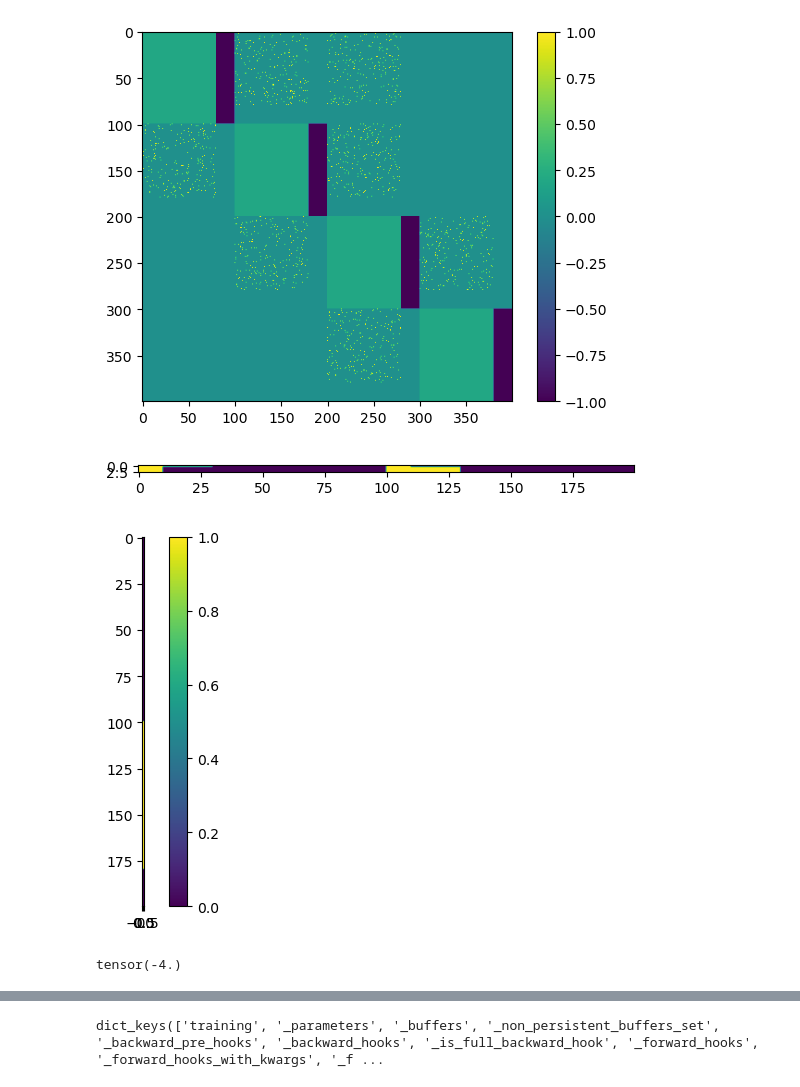
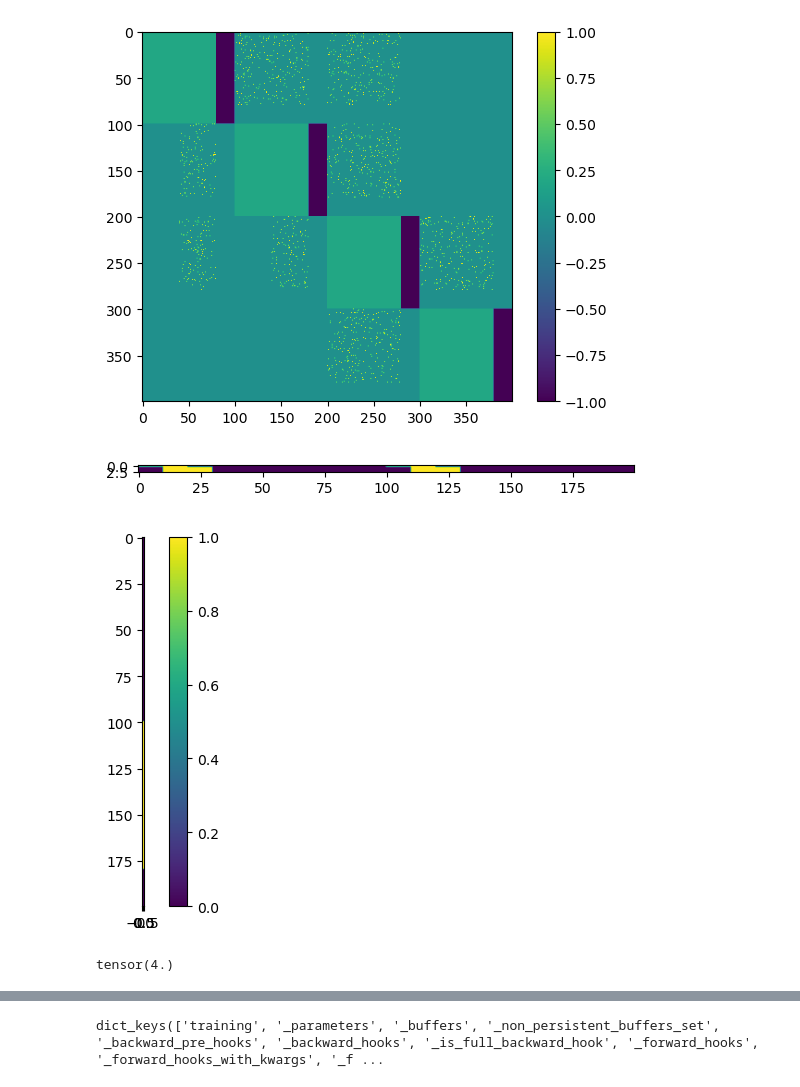
Before and after one commit to tianw6/lowrank_inference, a Jupyter notebook: notebooks/4Areas.ipynb, the cells around one changed output, grey strips where cells are left out. Saved outputs shown, nothing was run; the diff lists cells and outputs as text; code cells hidden in the pictures.

```diff
--- a/notebooks/4Areas.ipynb
+++ b/notebooks/4Areas.ipynb
@@ -411,6 +231,5 @@ plt.show()
 # %%
 
-# local connections are continuous
 def create_local_conn(Inum, ratio, n_neurons):
 
     mask_rec = torch.zeros(n_neurons, n_neurons)
@@ -451,6 +270,23 @@ def create_area_conn(Inum, ratio, n_neurons):
 
 
 
+def create_area_conn1(ratio, rows, cols):
+
+    # Create a zero matrix
+    matrix = torch.zeros(rows, cols)
+
+    # Calculate the number of entries to set to 1
+    num_entries = int(ratio * rows * cols)
+
+    # Randomly select indices
+    indices = torch.randperm(rows * cols)[:num_entries]
+
+    # Set the selected entries to 1
+    matrix.view(-1)[indices] = 1
+
+
+    return matrix
+
 n_neurons = 400
 n_inputs = 3
 n_outputs = 1
@@ -467,71 +303,84 @@ mask_rec[200:300,200:300] = create_local_conn(20,0.2,100)
 mask_rec[300:400,300:400] = create_local_conn(20,0.2,100)
 
 
-connStrength = 0.0357
+connStrength = 0.0385
 
-
+# area2 to 1 feedback
 mask_rec[:100,100:200] = create_area_conn(20,connStrength,100)
 
 
+# area1 to 2 feedforward
+# mask_rec[100:200,0:100] = create_area_conn(20,connStrength,100)
+# mask_rec[100:200,0:40] = 0
+mask_rec[100:180,40:80] = create_area_conn1(connStrength, 80,40)
 
-mask_rec[100:200,0:100] = create_area_conn(20,connStrength,100)
+# area 1 to 3 feedforward
+mask_rec[200:280,40:80] = create_area_conn1(connStrength, 80,40)
 
+# area3to 2 feedback
 mask_rec[100:200,200:300] = create_area_conn(20,connStrength,100)
 
-mask_rec[200:300,100:200] = create_area_conn(20,connStrength,100)
+
+# area2 to 3 feedforward
+# mask_rec[200:300,100:200] = create_area_conn(20,connStrength,100)
+# mask_rec[200:300,100:140] = 0
+mask_rec[200:280,140:180] = create_area_conn1(connStrength,80,40)
 
 
 
+# area3 to 4 feedback
 mask_rec[200:300,300:400] = create_area_conn(20,connStrength,100)
+
+
+# area3 to 4 feedforward
 mask_rec[300:400,200:300] = create_area_conn(20,connStrength,100)
 
 
+# area3 to 1 feedback
 mask_rec[0:100,200:300] = create_area_conn(20,connStrength,100)
 
 
 
 
 
-mask_in[0,:30] = 1
-mask_in[1:,:10] = 1
+mask_in[0,:20] = 1
+mask_in[1:,10:30] = 1
 
-mask_in[1:,100:130] = 1
-mask_in[0,100:110] = 1
+
+mask_in[0,100:120] = 1
+mask_in[1:,110:130] = 1
+
+# mask_in[:,:80] = 1
 
 
 mask_out[:300,:] = 0
 mask_out[380:,:] = 0
 
 
 
 
-
-
-
-
-
-
 wi_mask = mask_in
 wo_mask = mask_out
+
 wrec_mask = mask_rec.t()
 
 plt.imshow(mask_rec, cmap = 'viridis')
 plt.colorbar()
 plt.show()
 
 plt.imshow(wi_mask[:,:200])
 plt.show()
 plt.imshow(wo_mask[200:])
 plt.colorbar()
 plt.show()
 
 
 print(torch.sum(wrec_mask))
 # %% [output]
-[figure, old version]
+[figure, new version]
-[figure, old version]
+[figure, new version]
 [figure]
-tensor(-4.)
+tensor(4.)
 # %%
 temp3 = torch.normal(0,1 / sqrt(size),size = (400,400))
 # wrec_init = (np.abs(temp3)*wrec_mask)
```
Also changed, not shown: parts of 6 cells of this notebook, 2 other files.
